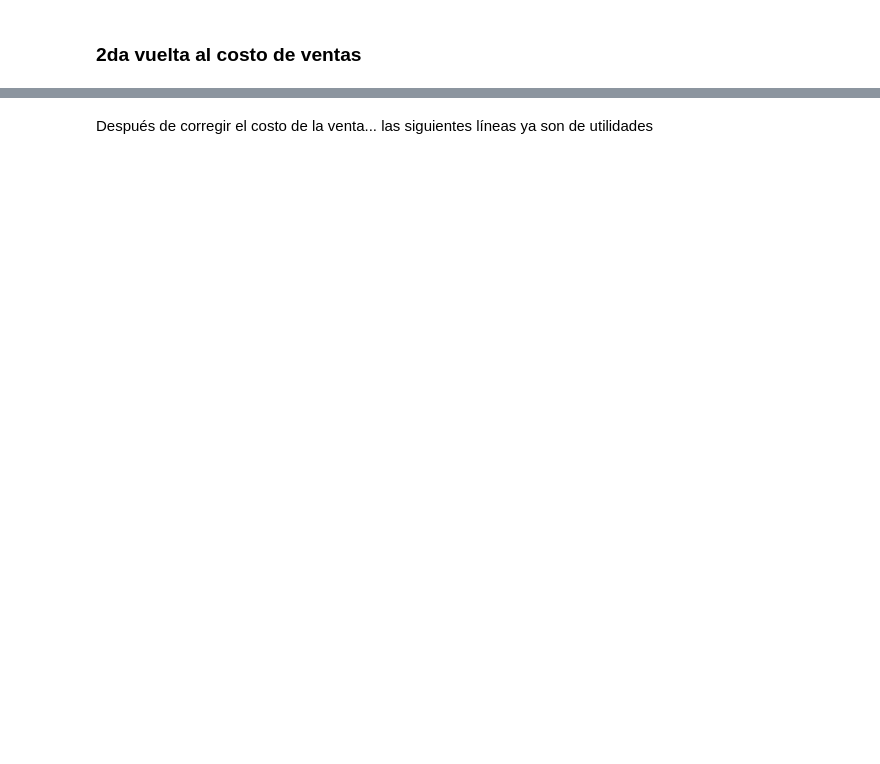
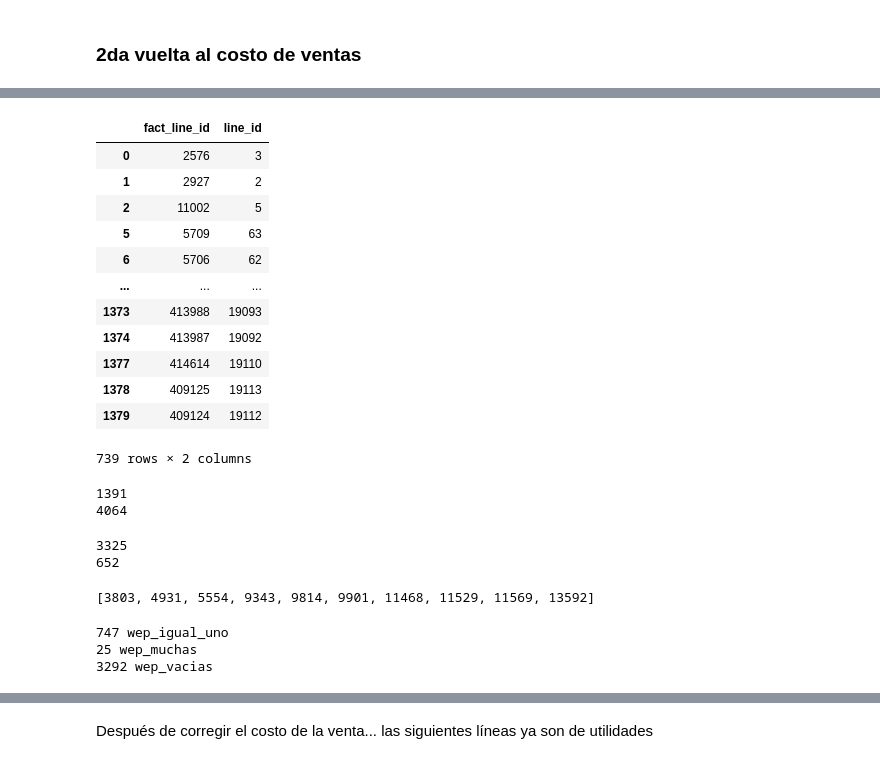
Before and after one commit to ecostichp/odoo_comisiones, a Jupyter notebook: comisiones/algoritmos/algoritmo_costo_de_venta_func.ipynb, the cells around one changed output, grey strips where cells are left out. Drawn from its saved outputs; the diff is of its cells as text; code cells hidden in the pictures; blank space fills up the shorter version.

```diff
--- a/comisiones/algoritmos/algoritmo_costo_de_venta_func.ipynb
+++ b/comisiones/algoritmos/algoritmo_costo_de_venta_func.ipynb
@@ -211,0 +344,54 @@ compras_costo_venta_prod_varios_prov = (
+# %%
+#Sólo para explicación, borrar
+costo_ventas_2da_vuelta_merge1 = compras_costo_venta_prod_varios_prov.loc[(~compras_costo_venta_prod_varios_prov['fact_line_id'].isna()) & (~compras_costo_venta_prod_varios_prov['line_id'].isin(ids_order_line_con_ids_fact_line_repetidas)), ['fact_line_id', 'line_id']]
+costo_ventas_2da_vuelta_merge1
+# %% [output]
+|  | fact_line_id | line_id |
+| 0 | 2576 | 3 |
+| 1 | 2927 | 2 |
+| 2 | 11002 | 5 |
+| 5 | 5709 | 63 |
+| 6 | 5706 | 62 |
+| ... | ... | ... |
+| 1373 | 413988 | 19093 |
+| 1374 | 413987 | 19092 |
+| 1377 | 414614 | 19110 |
+| 1378 | 409125 | 19113 |
+| 1379 | 409124 | 19112 |
+739 rows × 2 columns
+# %%
+#Sólo para explicación, borrar
+print(len(compras_prod_varios_prov_odoo))
+print(len(ventas_prod_varios_prov))
+# %% [output]
+1391
+4064
+# %%
+#Sólo para explicación, borrar
+print(len(ventas_prod_varios_prov.loc[~ventas_prod_varios_prov['fact_line_id'].isin(costo_ventas_2da_vuelta_merge1['fact_line_id'])]))
+print(len(compras_prod_varios_prov_odoo.loc[~compras_prod_varios_prov_odoo['line_id'].isin(costo_ventas_2da_vuelta_merge1['line_id'])]))
+# %% [output]
+3325
+652
+# %%
+# For para dar tratamiento a las líneas de compra que tuvieron tuvieron match con una misma línea de venta
+wep_nel = []
+
+for i in ids_order_line_same_match:
+
+    compra = compras_prod_varios_prov_odoo.loc[compras_prod_varios_prov_odoo['line_id'] == i].iloc[0]
+
+    mini_df = ventas_prod_varios_prov_after_merge1.loc[
+                (ventas_prod_varios_prov_after_merge1['product_id'] == compra['product_id_pp'])
+                & (ventas_prod_varios_prov_after_merge1['salesperson_name'] == compra['vendedora'])
+                & (ventas_prod_varios_prov_after_merge1['quantity'] == compra['product_qty'])
+                & (ventas_prod_varios_prov_after_merge1['invoice_date'] >= compra['order_date'] - pd.Timedelta(days=5))
+                & (ventas_prod_varios_prov_after_merge1['invoice_date'] <= compra['order_date'] + pd.Timedelta(days=5))
+            ]
+
+    if len(mini_df) > 1:
+        wep_nel.append(i)
+
+wep_nel
+# %% [output]
+[3803, 4931, 5554, 9343, 9814, 9901, 11468, 11529, 11569, 13592]
@@ -211,0 +423,8 @@ compras_costo_venta_prod_varios_prov = (
+# %%
+print(len(wep_igual_uno), 'wep_igual_uno')
+print(len(wep_muchas), 'wep_muchas')
+print(len(wep_vacias), 'wep_vacias')
+# %% [output]
+747 wep_igual_uno
+25 wep_muchas
+3292 wep_vacias
```
Also changed, not shown: parts of 18 cells of this notebook, 3 other files.
